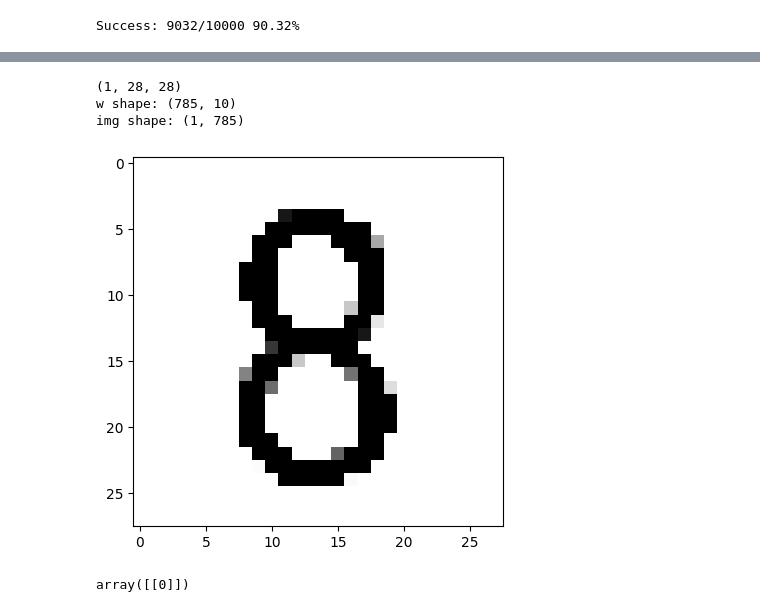
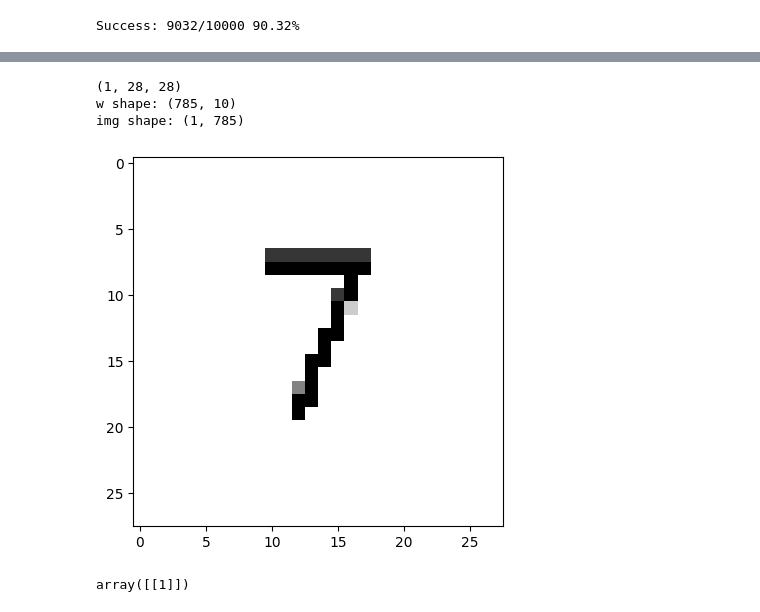
Before and after one commit to DanyelMorales/MLLearneerRepo, a Jupyter notebook: 02_mnist.ipynb, the cells around one changed output, grey strips where cells are left out. Drawn from its saved outputs; the diff is of its cells as text; code cells hidden in the pictures.

```diff
--- a/02_mnist.ipynb
+++ b/02_mnist.ipynb
@@ -103,16 +103,16 @@ def prepare_image(img):
   print(f"img shape: {img.shape}")
   return img
 # %%
-number_8 = prepare_image("8_typed_med.png")
+tester = prepare_image("image_tester.png")
 # %% [output]
 (1, 28, 28)
 w shape: (785, 10)
 img shape: (1, 785)
-[figure, old version]
+[figure, new version]
 # %%
-digit_classifier.classify(number_8,w)
+digit_classifier.classify(tester,w)
 # %% [output]
-array([[0]])
+array([[1]])
 # %%
 import pandas as pd
 pd.DataFrame(w)
```
Also changed, not shown: parts of 1 cell of this notebook.
